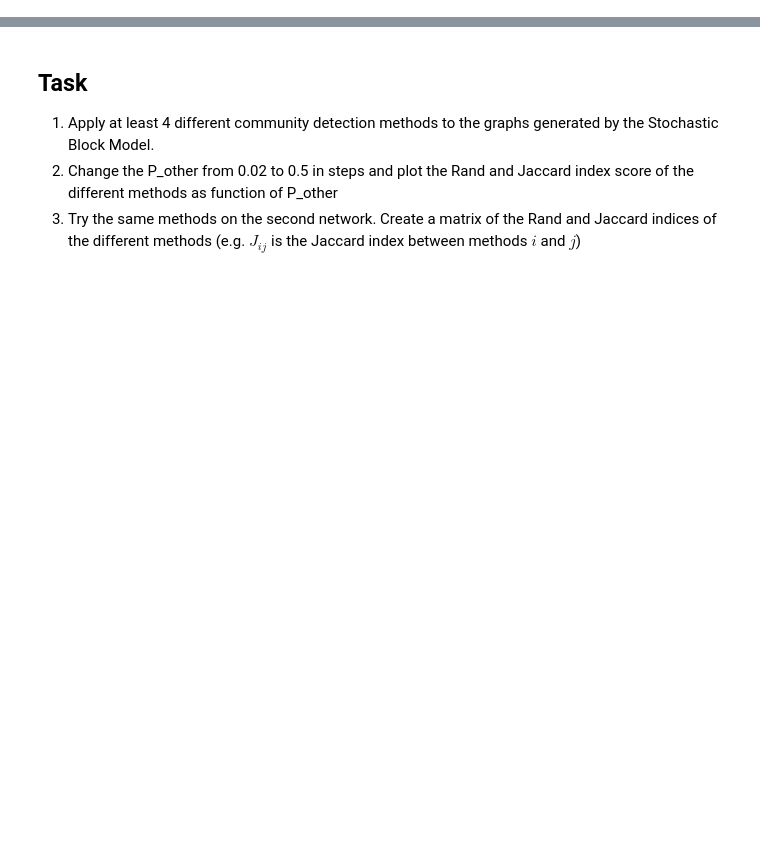
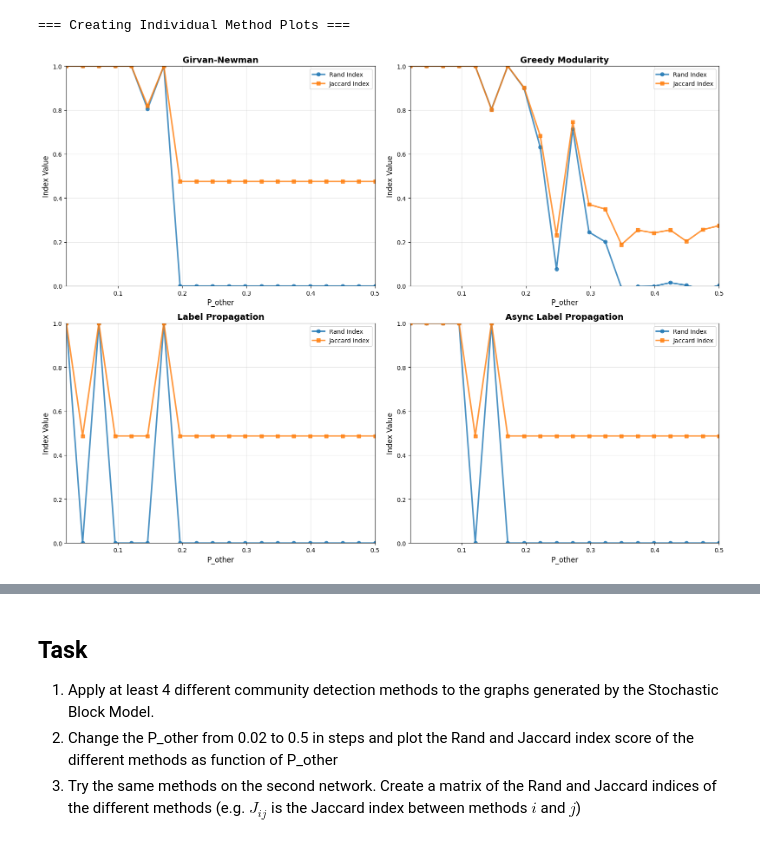
Before and after one commit to c-rothschild/networks, a Jupyter notebook: class05-communities/networks_class05_communities.ipynb, the cells around one changed output, grey strips where cells are left out. Drawn from its saved outputs; the diff is of its cells as text; code cells hidden in the pictures; blank space fills up the shorter version.

```diff
--- a/class05-communities/networks_class05_communities.ipynb
+++ b/class05-communities/networks_class05_communities.ipynb
@@ -24,0 +217,37 @@ nx.draw(G,pos=pos,node_size=50)
+# %%
+# IMPROVED PLOTTING: Four separate plots, one for each method
+print("=== Creating Individual Method Plots ===")
+
+methods = df['Method'].unique()
+fig, axes = plt.subplots(2, 2, figsize=(16, 12))
+axes = axes.flatten()
+
+colors = ['#1f77b4', '#ff7f0e']  # Blue for Rand, Orange for Jaccard
+
+for i, method in enumerate(methods):
+    method_data = df[df['Method'] == method]
+
+    # Plot Rand Index
+    axes[i].plot(method_data['P_other'], method_data['Rand_Index'],
+                 marker='o', color=colors[0], label='Rand Index',
+                 linewidth=2.5, markersize=6, alpha=0.8)
+
+    # Plot Jaccard Index
+    axes[i].plot(method_data['P_other'], method_data['Jaccard_Index'],
+                 marker='s', color=colors[1], label='Jaccard Index',
+                 linewidth=2.5, markersize=6, alpha=0.8)
+
+    # Customize each subplot
+    axes[i].set_xlabel('P_other', fontsize=12)
+    axes[i].set_ylabel('Index Value', fontsize=12)
+    axes[i].set_title(f'{method}', fontsize=14, fontweight='bold')
+    axes[i].legend(fontsize=10)
+    axes[i].grid(True, alpha=0.3)
+    axes[i].set_ylim(0, 1)
+    axes[i].set_xlim(method_data['P_other'].min(), method_data['P_other'].max())
+
+plt.tight_layout()
+plt.show()
+# %% [output]
+=== Creating Individual Method Plots ===
+[figure, added]
```
Also changed, not shown: parts of 13 cells of this notebook, 3 other files.
